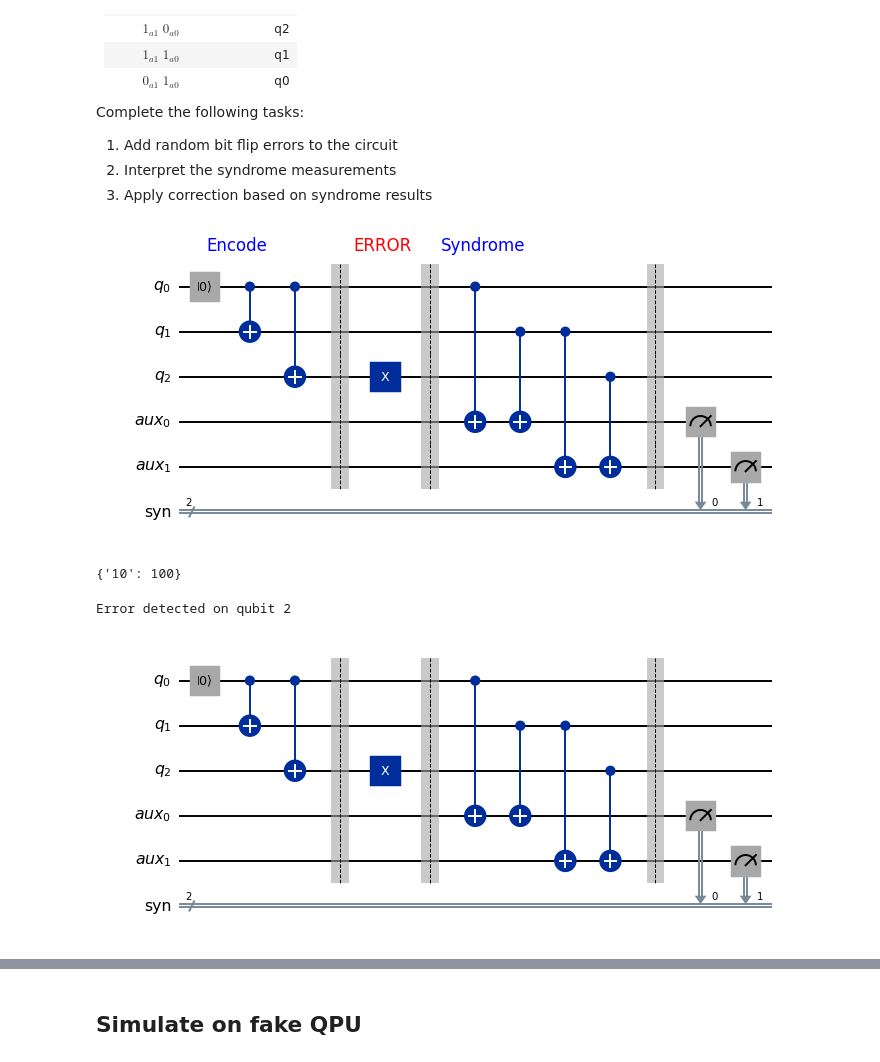
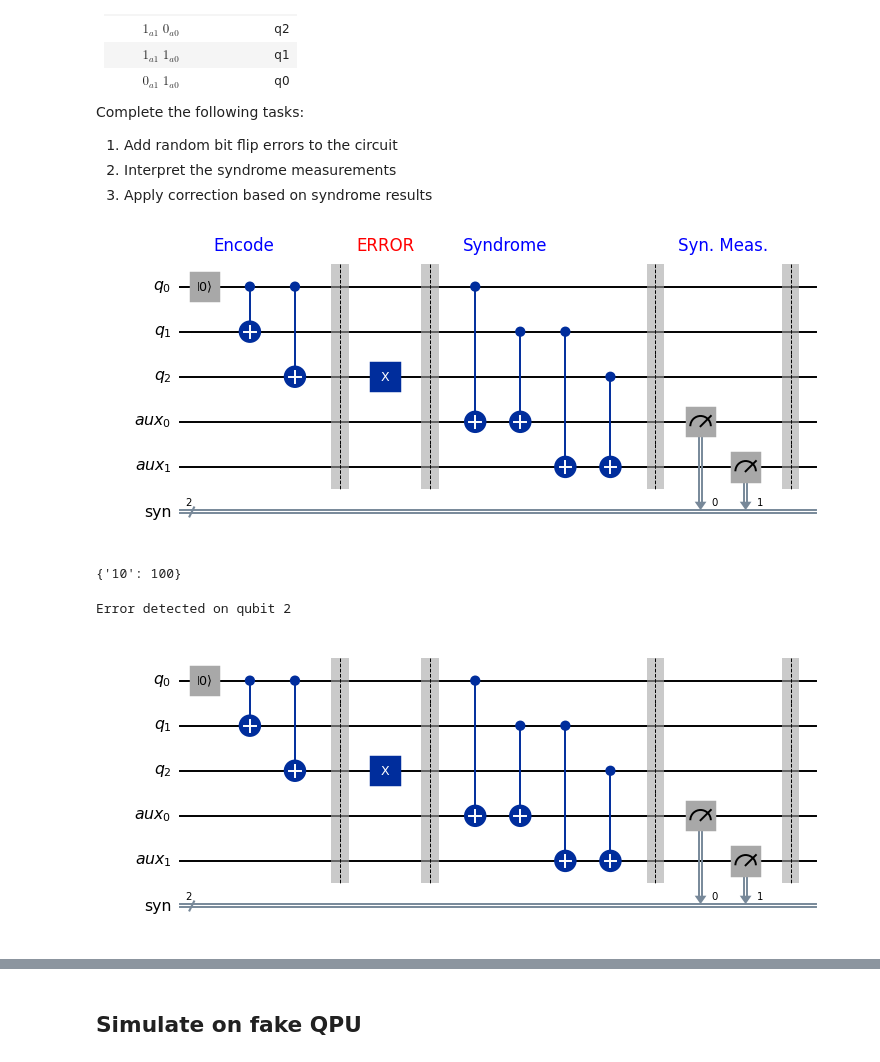
Before and after one commit to UMassIonTrappers/Introduction-to-Quantum-Computing, a Jupyter notebook: labs/Lab_09_QEC_Quantum_Error_Correction.ipynb, the cells around one changed output, grey strips where cells are left out. Cells and saved outputs as stored; diff of their text form; code cells hidden in the pictures.

```diff
--- a/labs/Lab_09_QEC_Quantum_Error_Correction.ipynb
+++ b/labs/Lab_09_QEC_Quantum_Error_Correction.ipynb
@@ -369,6 +369,10 @@ def add_syndrome_measurement(qc, with_barrier=True):
 
     # Measure auxillary qubits
     qc.measure([3,4], [0,1])
+
+    if with_barrier:
+        qc.barrier()
+
     return qc
 
 qc = create_3qubit_code()
@@ -378,6 +382,7 @@ fig = qc.draw(output='mpl', scale = 0.7)
 
 ax = fig.axes[0]
 ax.text(0.15, 1.0, 'Encode', transform=ax.transAxes, fontsize=12, color='blue')
-ax.text(0.5, 1.0, 'Syndrome', transform=ax.transAxes, fontsize=12, color='blue')
+ax.text(0.45, 1.0, 'Syndrome', transform=ax.transAxes, fontsize=12, color='blue')
+ax.text(0.75, 1.0, 'Syn. Measure', transform=ax.transAxes, fontsize=12, color='blue')
 display(fig)
 # %% [output]
@@ -430,17 +435,18 @@ def create_circuit_with_error(p_error):
 # %%
 p_error = 0.3
 
 qc = create_circuit_with_error(p_error)
 
 fig = qc.draw(output='mpl', scale = 0.7)
 
 ax = fig.axes[0]
 ax.text(0.15, 1.0, 'Encode', transform=ax.transAxes, fontsize=12, color='blue')
-ax.text(0.37, 1.0, 'ERROR', transform=ax.transAxes, fontsize=12, color='red')
+ax.text(0.35, 1.0, 'ERROR', transform=ax.transAxes, fontsize=12, color='red')
 ax.text(0.5, 1.0, 'Syndrome', transform=ax.transAxes, fontsize=12, color='blue')
+ax.text(0.8, 1.0, 'Syn. Meas.', transform=ax.transAxes, fontsize=12, color='blue')
 display(fig)
 # %% [output]
-[figure, old version]
+[figure, new version]
 # %%
 counts = ideal_sim(qc,shots=100)
 print(counts)
@@ -468,7 +474,7 @@ decode_syndrome(counts)
 qc.draw('mpl',scale=0.7)
 # %% [output]
 Error detected on qubit 2
-[figure, old version]
+[figure, new version]
 # %%
 p_error=0.05
 ntrials = 1000
```
Also changed, not shown: parts of 16 cells of this notebook.
